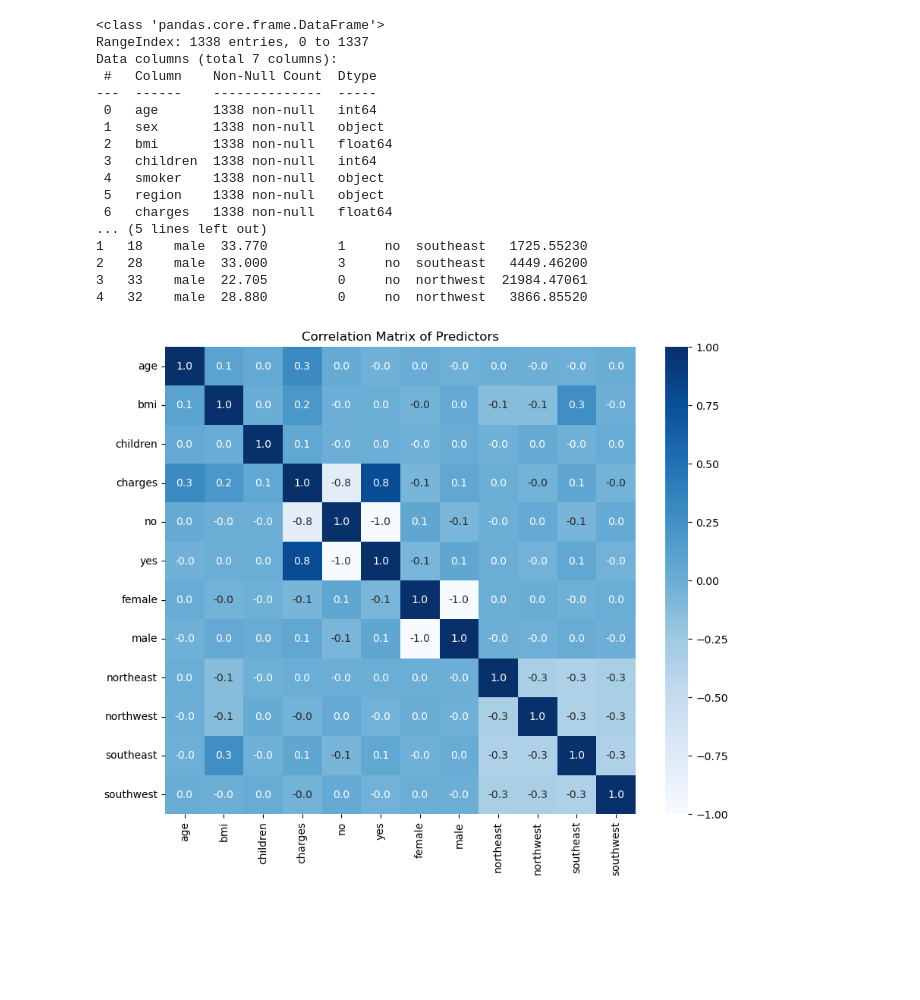
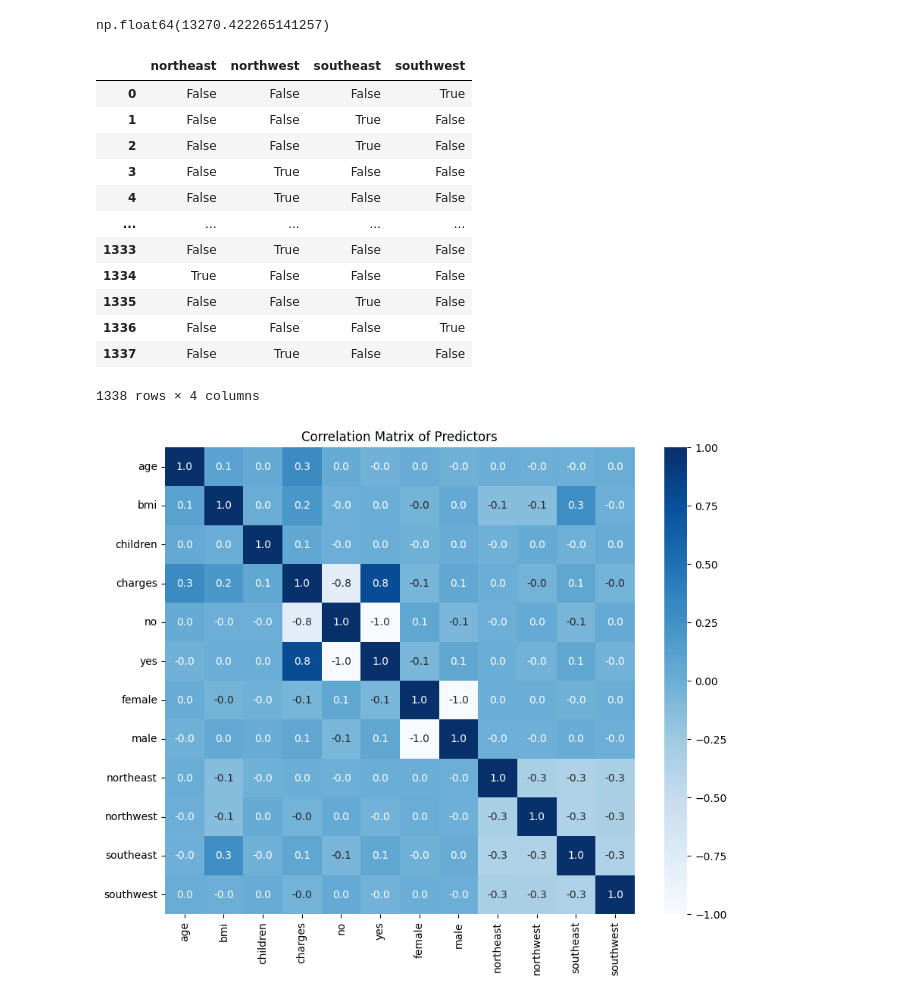
Before and after one commit to massimotassinari/Medical_cost_prediction_model, a Jupyter notebook: Group Asi.ipynb, the cells around one changed output. Drawn from its saved outputs; the diff is of its cells as text; code cells hidden in the pictures; blank space fills up the shorter version.

```diff
--- a/Group Asi.ipynb
+++ b/Group Asi.ipynb
@@ -7,38 +8,29 @@ from sklearn.linear_model import LinearRegression
-# %%
-
-import numpy as np
-import pandas as pd
-import matplotlib.pyplot as plt
-import seaborn as sns
-
-DATASET_PATH = 'insurance.csv'
-df = pd.read_csv(DATASET_PATH)
-
-
-print(df.info())
-print(df.head())
-# %% [output]
-<class 'pandas.core.frame.DataFrame'>
-RangeIndex: 1338 entries, 0 to 1337
-Data columns (total 7 columns):
- #   Column    Non-Null Count  Dtype
----  ------    --------------  -----
- 0   age       1338 non-null   int64
- 1   sex       1338 non-null   object
- 2   bmi       1338 non-null   float64
- 3   children  1338 non-null   int64
- 4   smoker    1338 non-null   object
- 5   region    1338 non-null   object
- 6   charges   1338 non-null   float64
-... (5 lines left out)
-1   18    male  33.770         1     no  southeast   1725.55230
-2   28    male  33.000         3     no  southeast   4449.46200
-3   33    male  22.705         0     no  northwest  21984.47061
-4   32    male  28.880         0     no  northwest   3866.85520
+# %%
+DATASET_PATH = 'insurance.csv'
+df = pd.read_csv(DATASET_PATH)
+df['charges'].mean()
+# %% [output]
+np.float64(13270.422265141257)
 # %%
 smoker_Encoded = pd.get_dummies(df['smoker'])
 sex_Encoded = pd.get_dummies(df['sex'])
 region_Encoded = pd.get_dummies(df['region'])
+# %%
+region_Encoded
+# %% [output]
+|  | northeast | northwest | southeast | southwest |
+| 0 | False | False | False | True |
+| 1 | False | False | True | False |
+| 2 | False | False | True | False |
+| 3 | False | True | False | False |
+| 4 | False | True | False | False |
+| ... | ... | ... | ... | ... |
+| 1333 | False | True | False | False |
+| 1334 | True | False | False | False |
+| 1335 | False | False | True | False |
+| 1336 | False | False | False | True |
+| 1337 | False | True | False | False |
+1338 rows × 4 columns
 # %%
 df = df.drop(["sex", "smoker", "region"], axis=1)
 # %%
```
Also changed, not shown: parts of 4 cells of this notebook, 10 other files.
